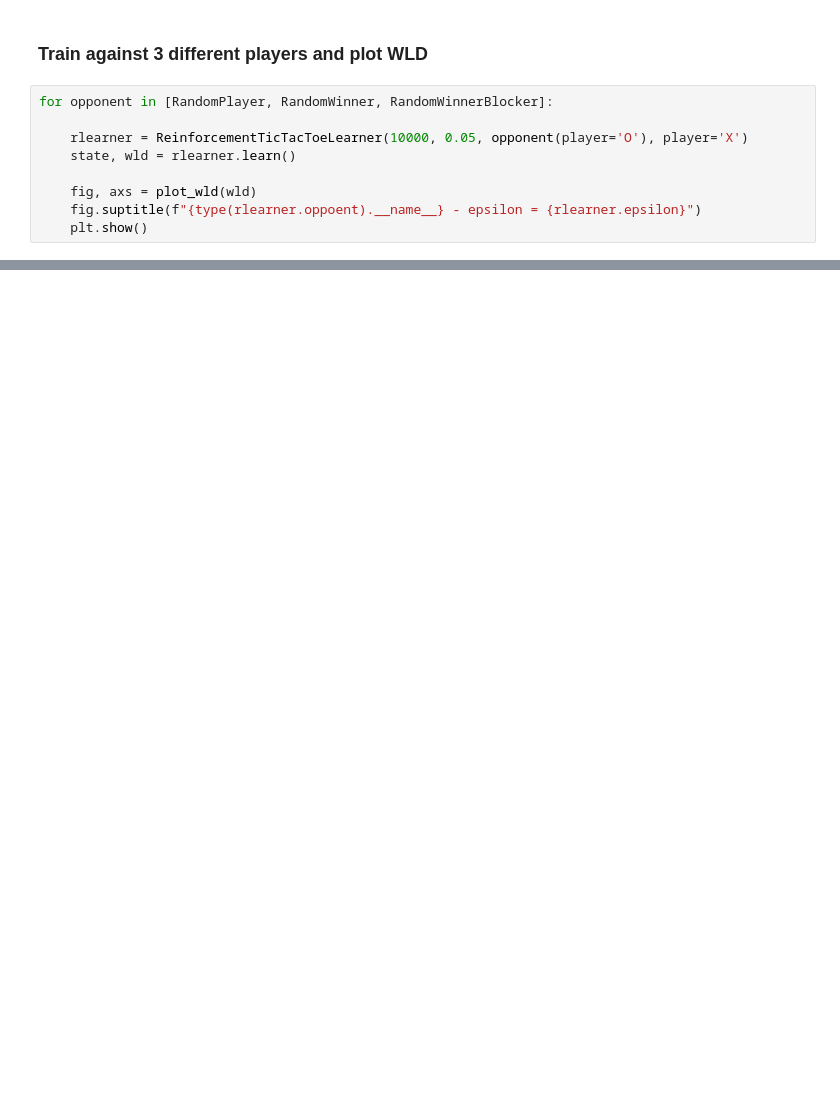
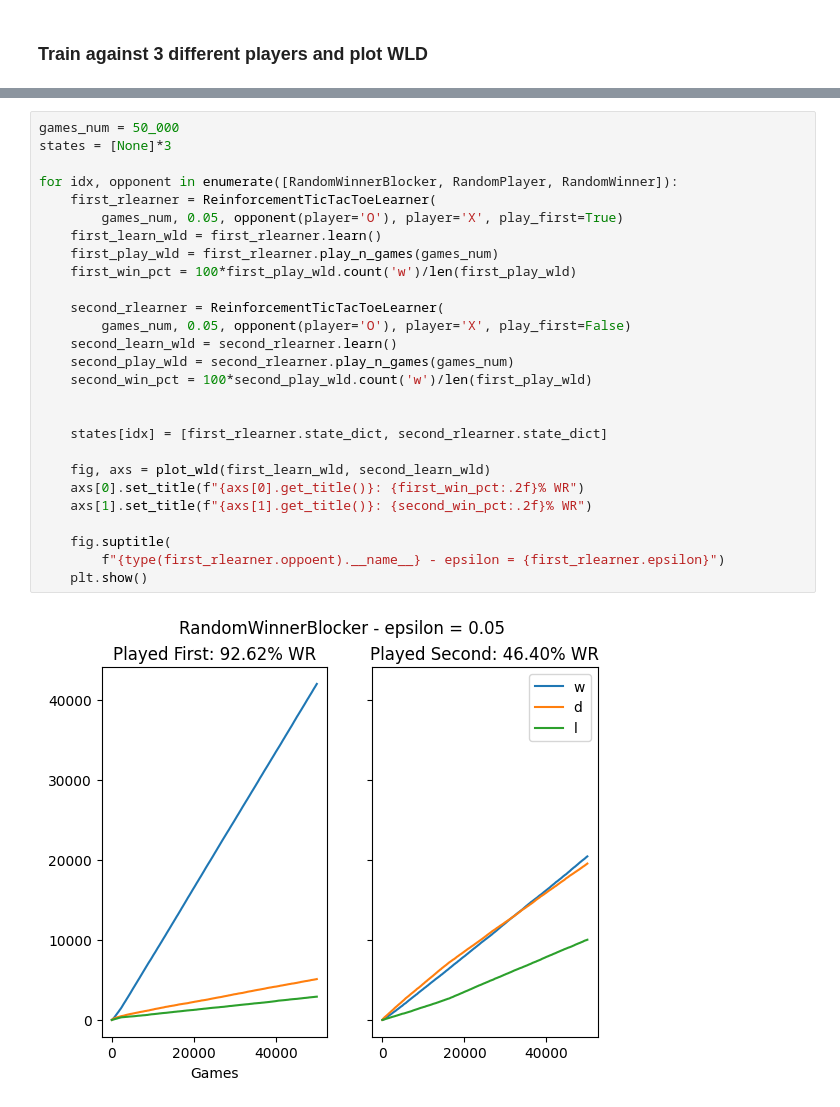
Before and after one commit to georgec123/aiml, a Jupyter notebook: src/game.ipynb, the cells around one changed output, grey strips where cells are left out. Saved outputs shown, nothing was run; the diff lists cells and outputs as text; blank space fills up the shorter version.

```diff
--- a/src/game.ipynb
+++ b/src/game.ipynb
@@ -86,12 +82,3 @@ def plot_wld(wld):
     return fig, axs
 # %% [markdown]
 ### Train against 3 different players and plot WLD
-# %%
-for opponent in [RandomPlayer, RandomWinner, RandomWinnerBlocker]:
-
-    rlearner = ReinforcementTicTacToeLearner(10000, 0.05, opponent(player='O'), player='X')
-    state, wld = rlearner.learn()
-
-    fig, axs = plot_wld(wld)
-    fig.suptitle(f"{type(rlearner.oppoent).__name__} - epsilon = {rlearner.epsilon}")
-    plt.show()
@@ -101,0 +85,29 @@ for opponent in [RandomPlayer, RandomWinner, RandomWinnerBlocker]:
+# %%
+games_num = 50_000
+states = [None]*3
+
+for idx, opponent in enumerate([RandomWinnerBlocker, RandomPlayer, RandomWinner]):
+    first_rlearner = ReinforcementTicTacToeLearner(
+        games_num, 0.05, opponent(player='O'), player='X', play_first=True)
+    first_learn_wld = first_rlearner.learn()
+    first_play_wld = first_rlearner.play_n_games(games_num)
+    first_win_pct = 100*first_play_wld.count('w')/len(first_play_wld)
+
+    second_rlearner = ReinforcementTicTacToeLearner(
+        games_num, 0.05, opponent(player='O'), player='X', play_first=False)
+    second_learn_wld = second_rlearner.learn()
+    second_play_wld = second_rlearner.play_n_games(games_num)
+    second_win_pct = 100*second_play_wld.count('w')/len(first_play_wld)
+
+
+    states[idx] = [first_rlearner.state_dict, second_rlearner.state_dict]
+
+    fig, axs = plot_wld(first_learn_wld, second_learn_wld)
+    axs[0].set_title(f"{axs[0].get_title()}: {first_win_pct:.2f}% WR")
+    axs[1].set_title(f"{axs[1].get_title()}: {second_win_pct:.2f}% WR")
+
+    fig.suptitle(
+        f"{type(first_rlearner.oppoent).__name__} - epsilon = {first_rlearner.epsilon}")
+    plt.show()
+# %% [output]
+[figure, added]
```
Also changed, not shown: parts of 4 cells of this notebook, 2 other files.
